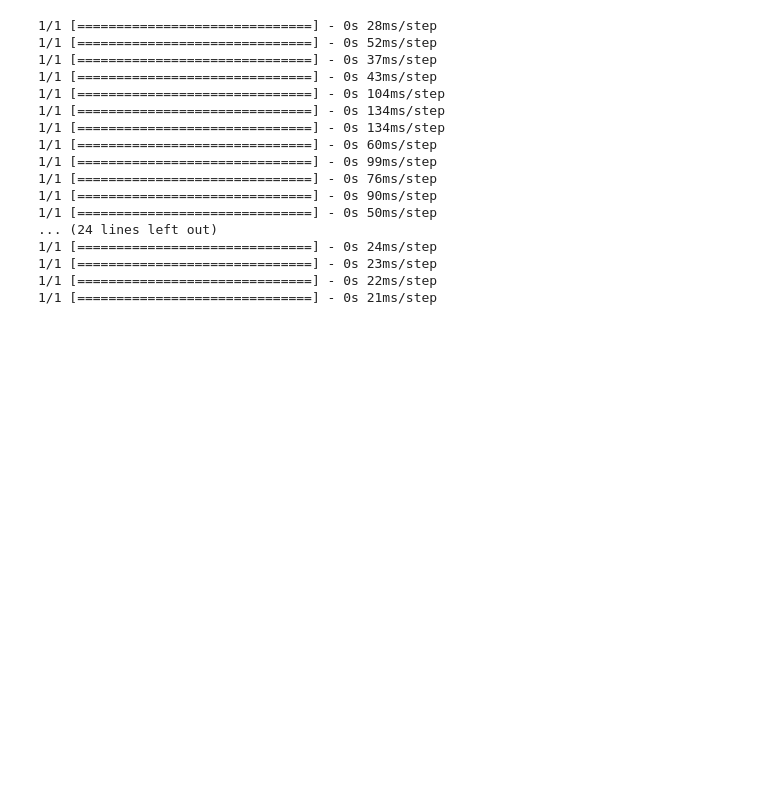
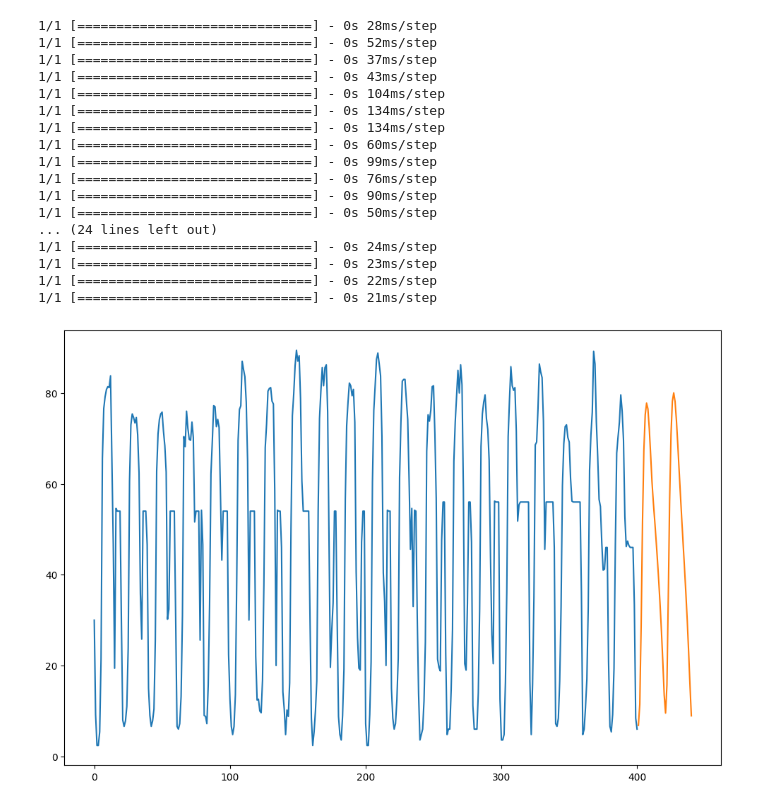
Before and after one commit to sjosk/CASA0018_Deep-Learning-for-Sensor-Networks, a Jupyter notebook: Week7/CASA0018_7_lab.ipynb, the cells around one changed output. Drawn from its saved outputs; the diff is of its cells as text; code cells hidden in the pictures; blank space fills up the shorter version.

```diff
--- a/Week7/CASA0018_7_lab.ipynb
+++ b/Week7/CASA0018_7_lab.ipynb
@@ -248,3 +248,14 @@ for i in range(40):
 1/1 [==============================] - 0s 23ms/step
 1/1 [==============================] - 0s 22ms/step
 1/1 [==============================] - 0s 21ms/step
+# %%
+forecast = full_scaler.inverse_transform(forecast)
+
+forecast_index = np.arange(401, 441, step=1)
+
+plt.figure(figsize=(12,8))
+plt.plot(df.index, df['light'])
+plt.plot(forecast_index, forecast)
+plt.show()
+# %% [output]
+[figure, added]
```
